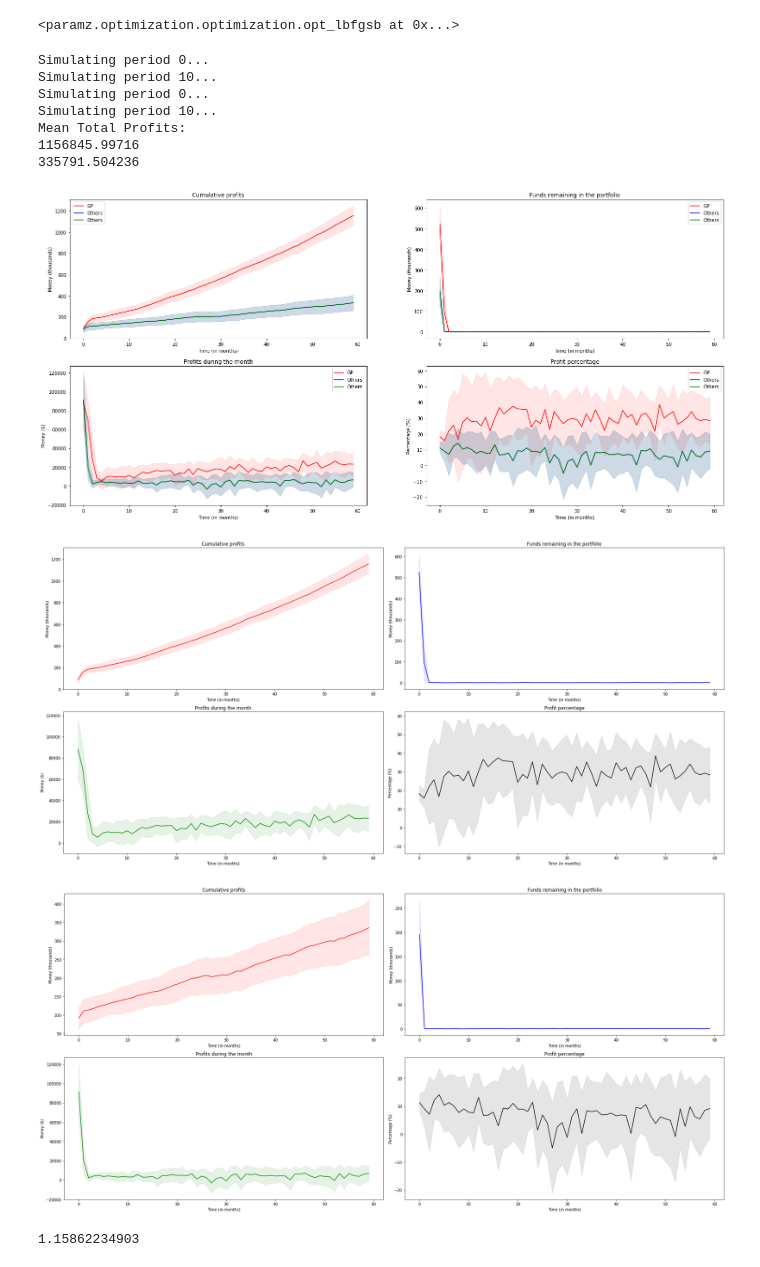
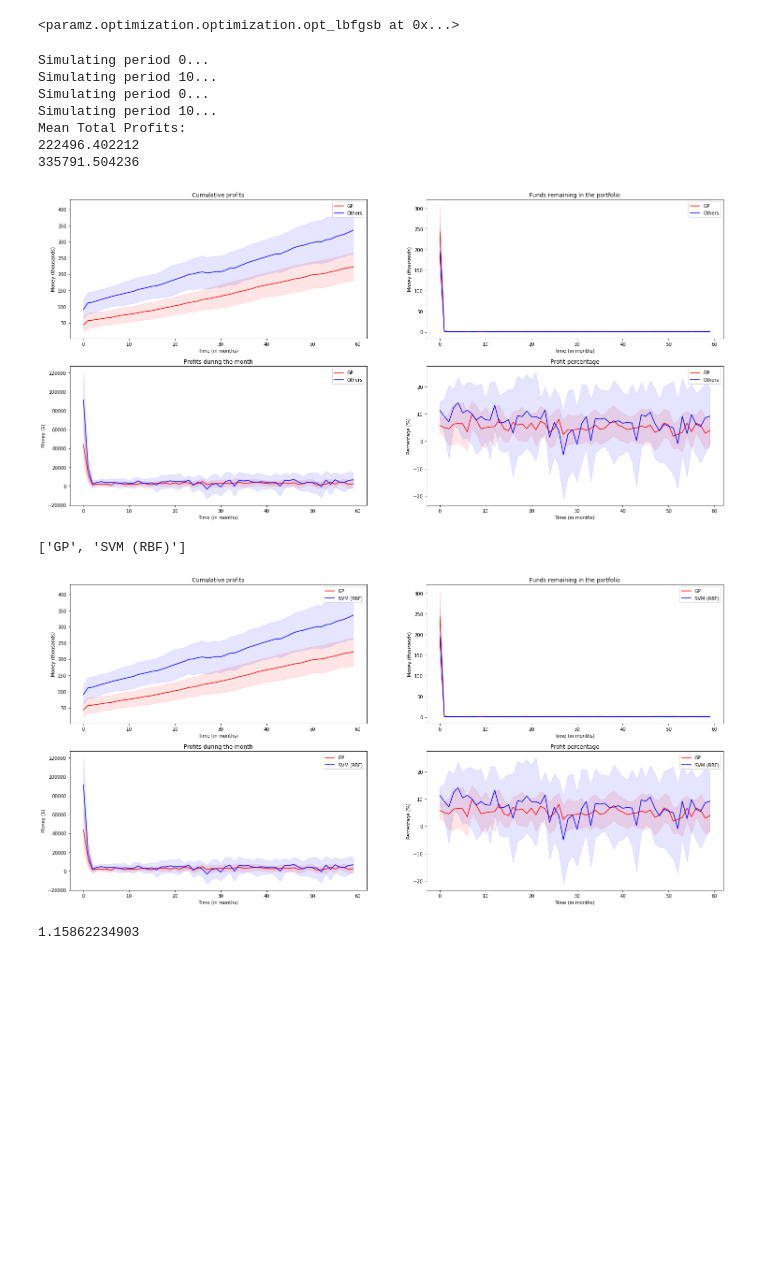
Before and after one commit to yewsiang/GPLend, a Jupyter notebook: train.ipynb, the cells around one changed output. Drawn from its saved outputs; the diff is of its cells as text; code cells hidden in the pictures; blank space fills up the shorter version.

Commit message:
Able to store and load performance results

```diff
--- a/train.ipynb
+++ b/train.ipynb
@@ -66,13 +66,13 @@ NUM_PERIODS     = 20
 NUM_MONTHS      = 60
 FUND_GIVEN      = 1e6
 LOANS_PER_MONTH = 100
-CONF_QUANTILE   = (40,100)
+CONF_QUANTILE   = (80,100)
 
 perf_gp = simulate_N_time_periods(gp_model, X_val, y_val, X_scaler, y_scaler,
                                   threshold=THRESHOLD, num_periods=NUM_PERIODS, fund_given=FUND_GIVEN,
                                   num_months=NUM_MONTHS,incoming_loans_per_time_period=LOANS_PER_MONTH,
                                   conf_quantile=CONF_QUANTILE, optimize_for="TODO",
-                                  version="loan_amount_and_variance", model_type="gp", seed=SEED)
+                                  version="expected_total_payment_and_variance", model_type="gp", seed=SEED)
 
 from sklearn.svm import SVR
 svm_rbf = SVR(kernel="rbf", C=1e4)
@@ -92,17 +92,30 @@ Simulating period 10...
 Simulating period 0...
 Simulating period 10...
 Mean Total Profits:
-1156845.99716
+222496.402212
 335791.504236
 # %%
 from visualisation import plot_portfolio_performance, plot_portfolio_performance_comparisons
-plot_portfolio_performance_comparisons([perf_gp, perf_others, perf_others], legend_names=["GP", "Others", "Others"])
-plot_portfolio_performance(perf_gp)
-plot_portfolio_performance(perf_others)
+plot_portfolio_performance_comparisons([perf_gp, perf_others], legend_names=["GP", "Others"])
+#plot_portfolio_performance(perf_gp)
+#plot_portfolio_performance(perf_others)
 # %% [output]
-[figure, old version]
+[figure, new version]
-[figure, removed]
-[figure, removed]
+# %%
+import os
+
+# Saving performances to pickle file and Loading performances from it
+filename = os.path.join("results", "perf")
+meta_info = ["GP", "SVM (RBF)"]
+performances = [perf_gp, perf_others]
+store_performance_results(performances, meta_info, filename)
+
+meta_info, loaded_perf = load_performance_results(filename)
+print(meta_info)
+plot_portfolio_performance_comparisons(loaded_perf, legend_names=meta_info)
+# %% [output]
+['GP', 'SVM (RBF)']
+[figure, added]
 # %%
 # Optimize threshold for profits / profit_percentage
 threshold = gp_optimize_threshold(gp_model, X_val, y_val, X_scaler, y_scaler, optimize_for="profit_percentage")
```
Also changed, not shown: parts of 1 cell of this notebook, 2 other files.
